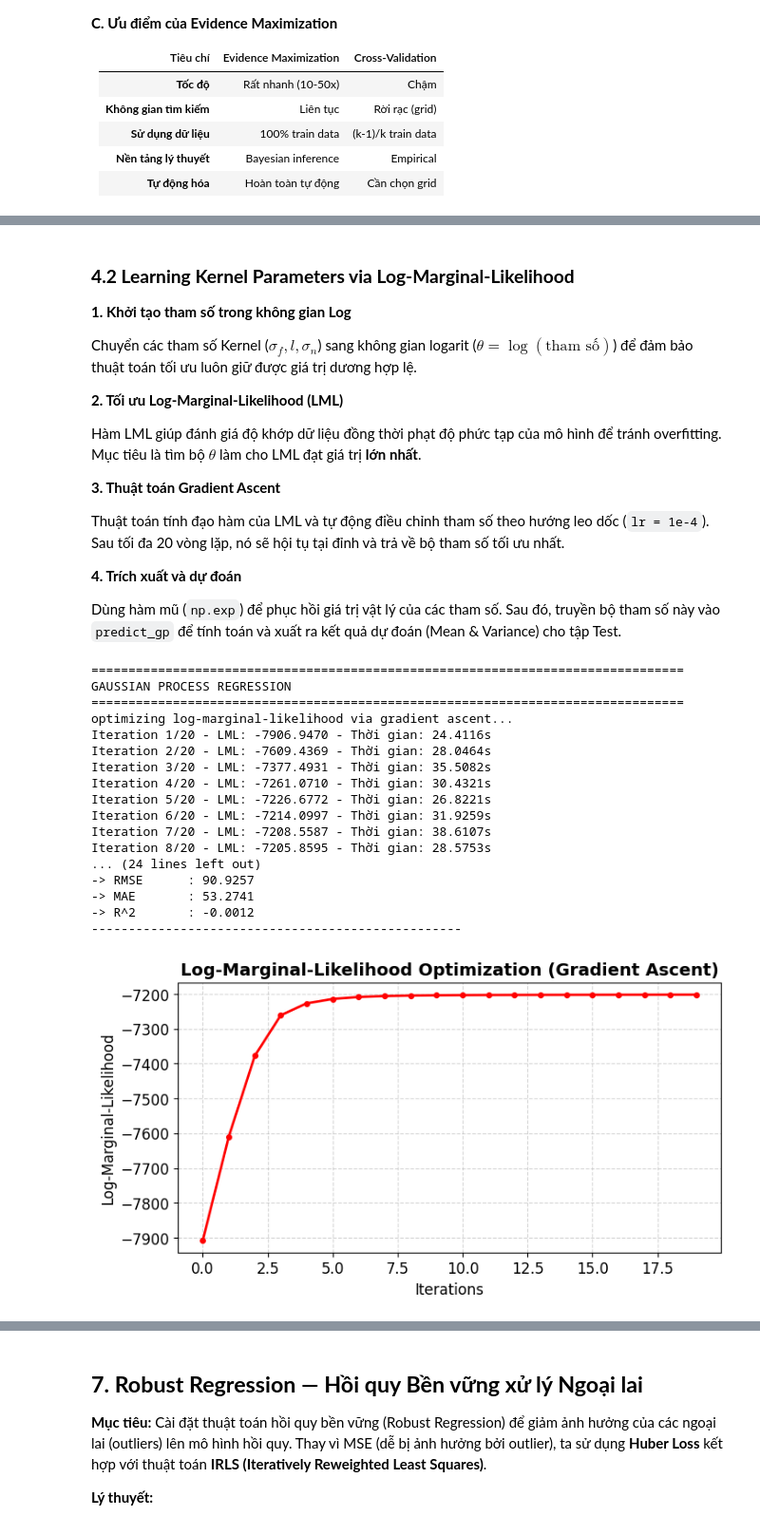
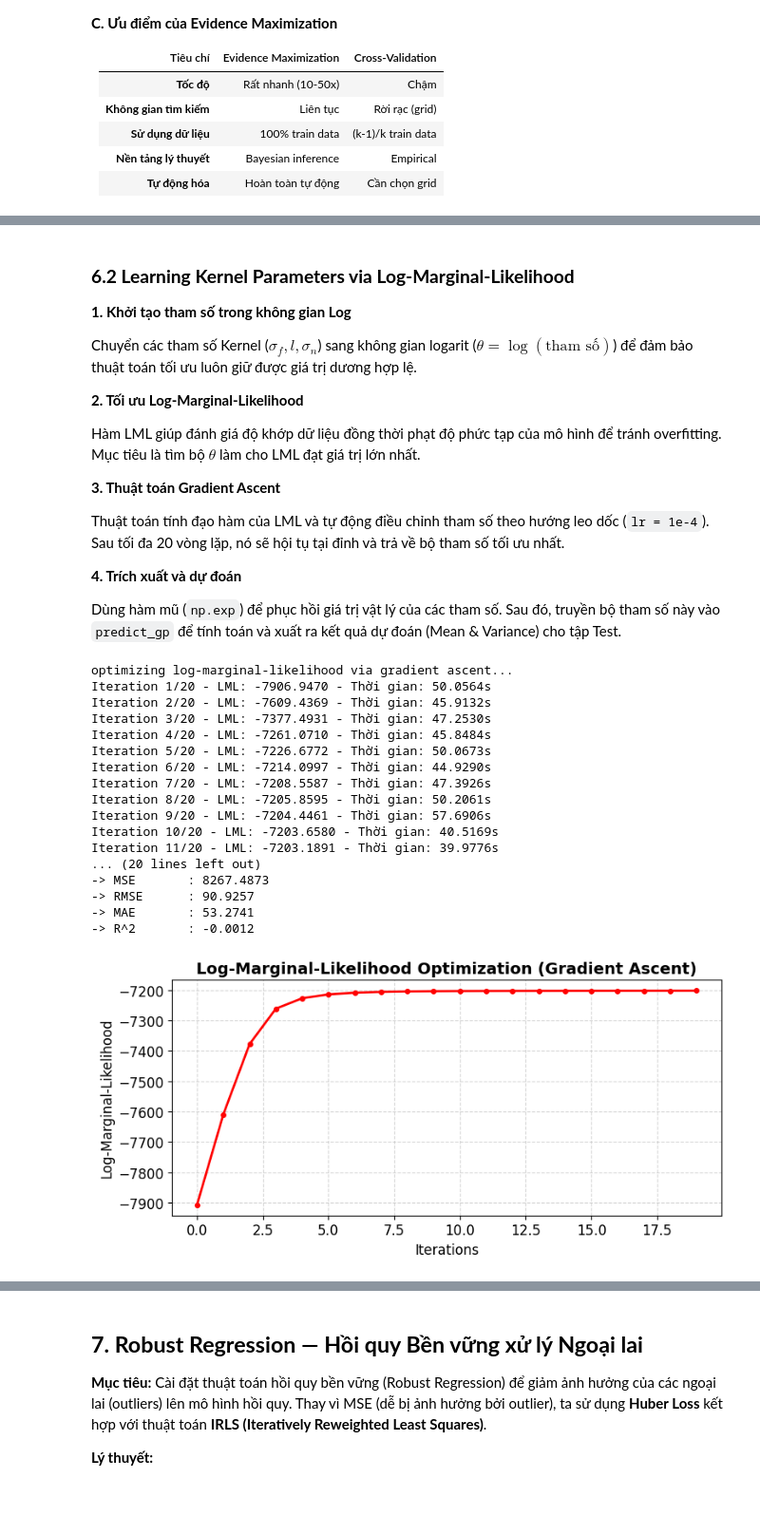
Before and after one commit to ThanhChuong12/Supervised-Learning-Regression-Classification, a Jupyter notebook: code/Part1_Regression/03_advanced_bonus_experiments.ipynb, the cells around one changed output, grey strips where cells are left out. Shown at 95% size. Drawn from its saved outputs; the diff is of its cells as text; code cells hidden in the pictures; blank space fills up the shorter version.

Commit message:
visuals for Regression

```diff
--- a/code/Part1_Regression/03_advanced_bonus_experiments.ipynb
+++ b/code/Part1_Regression/03_advanced_bonus_experiments.ipynb
@@ -1436,15 +1418,15 @@ Mô hình                             | Test MSE   | Test RMSE  | Test MAE   | T
    $$\log p(y|X, \theta) = -\frac{1}{2}y^T(K + \sigma_n^2 I)^{-1}y - \frac{1}{2}\log|K + \sigma_n^2 I| - \frac{N}{2}\log(2\pi)$$
    Hàm này tự động cân bằng giữa hai yếu tố: Độ khớp dữ liệu và hình phạt độ phức tạp để chống Overfitting.
 # %% [markdown]
-### **4.2 Learning Kernel Parameters via Log-Marginal-Likelihood**
+### **6.2 Learning Kernel Parameters via Log-Marginal-Likelihood**
 
 **1. Khởi tạo tham số trong không gian Log**
 
 Chuyển các tham số Kernel ($\sigma_f, l, \sigma_n$) sang không gian logarit ($\theta = \log(\text{tham số})$) để đảm bảo thuật toán tối ưu luôn giữ được giá trị dương hợp lệ.
 
-**2. Tối ưu Log-Marginal-Likelihood (LML)**
+**2. Tối ưu Log-Marginal-Likelihood**
 
-Hàm LML giúp đánh giá độ khớp dữ liệu đồng thời phạt độ phức tạp của mô hình để tránh overfitting. Mục tiêu là tìm bộ $\theta$ làm cho LML đạt giá trị **lớn nhất**.
+Hàm LML giúp đánh giá độ khớp dữ liệu đồng thời phạt độ phức tạp của mô hình để tránh overfitting. Mục tiêu là tìm bộ $\theta$ làm cho LML đạt giá trị lớn nhất.
 
 **3. Thuật toán Gradient Ascent**
 
@@ -1454,10 +1436,6 @@ Thuật toán tính đạo hàm của LML và tự động điều chỉnh tham
 
 Dùng hàm mũ (`np.exp`) để phục hồi giá trị vật lý của các tham số. Sau đó, truyền bộ tham số này vào `predict_gp` để tính toán và xuất ra kết quả dự đoán (Mean & Variance) cho tập Test.
 # %%
-print("=" * 80)
-print("GAUSSIAN PROCESS REGRESSION")
-print("=" * 80)
-
 # subsampling training data to 6000 samples
 n_samples = 6000
 np.random.seed(42)
@@ -1515,40 +1493,33 @@ gp_eval = metrics(y_test, mu_gp)
 gp_mse = mse(y_test, mu_gp)
 
 print("\n" + "-" * 50)
-print("MODEL EVALUATION RESULTS ON TEST SET")
+print("Model evaluation results on test set")
 print("-" * 50)
 print(f"-> MSE       : {gp_mse:.4f}")
 print(f"-> RMSE      : {gp_eval['RMSE']:.4f}")
 print(f"-> MAE       : {gp_eval['MAE']:.4f}")
 print(f"-> R^2       : {gp_eval['R2']:.4f}")
-print("-" * 50)
 # %% [output]
-================================================================================
-GAUSSIAN PROCESS REGRESSION
-================================================================================
 optimizing log-marginal-likelihood via gradient ascent...
-Iteration 1/20 - LML: -7906.9470 - Thời gian: 24.4116s
-Iteration 2/20 - LML: -7609.4369 - Thời gian: 28.0464s
-Iteration 3/20 - LML: -7377.4931 - Thời gian: 35.5082s
-Iteration 4/20 - LML: -7261.0710 - Thời gian: 30.4321s
-Iteration 5/20 - LML: -7226.6772 - Thời gian: 26.8221s
-Iteration 6/20 - LML: -7214.0997 - Thời gian: 31.9259s
-Iteration 7/20 - LML: -7208.5587 - Thời gian: 38.6107s
-Iteration 8/20 - LML: -7205.8595 - Thời gian: 28.5753s
-... (24 lines left out)
+Iteration 1/20 - LML: -7906.9470 - Thời gian: 50.0564s
+Iteration 2/20 - LML: -7609.4369 - Thời gian: 45.9132s
+Iteration 3/20 - LML: -7377.4931 - Thời gian: 47.2530s
+Iteration 4/20 - LML: -7261.0710 - Thời gian: 45.8484s
+Iteration 5/20 - LML: -7226.6772 - Thời gian: 50.0673s
+Iteration 6/20 - LML: -7214.0997 - Thời gian: 44.9290s
+Iteration 7/20 - LML: -7208.5587 - Thời gian: 47.3926s
+Iteration 8/20 - LML: -7205.8595 - Thời gian: 50.2061s
+Iteration 9/20 - LML: -7204.4461 - Thời gian: 57.6906s
+Iteration 10/20 - LML: -7203.6580 - Thời gian: 40.5169s
+Iteration 11/20 - LML: -7203.1891 - Thời gian: 39.9776s
+... (20 lines left out)
+-> MSE       : 8267.4873
 -> RMSE      : 90.9257
 -> MAE       : 53.2741
 -> R^2       : -0.0012
---------------------------------------------------
 # %%
 # Plot the Log-Marginal-Likelihood History
-plt.figure(figsize=(8, 4))
-plt.plot(lml_history, color='red', linewidth=2, marker='o', markersize=4)
-plt.title("Log-Marginal-Likelihood Optimization (Gradient Ascent)", fontsize=14, fontweight='bold')
-plt.xlabel("Iterations", fontsize=12)
-plt.ylabel("Log-Marginal-Likelihood", fontsize=12)
-plt.grid(True, linestyle='--', alpha=0.5)
-plt.show()
+plot_lml_history(lml_history)
 # %% [output]
-[figure, old version]
+[figure, new version]
 # %% [markdown]
```
Also changed, not shown: parts of 18 cells of this notebook, 2 other files.
